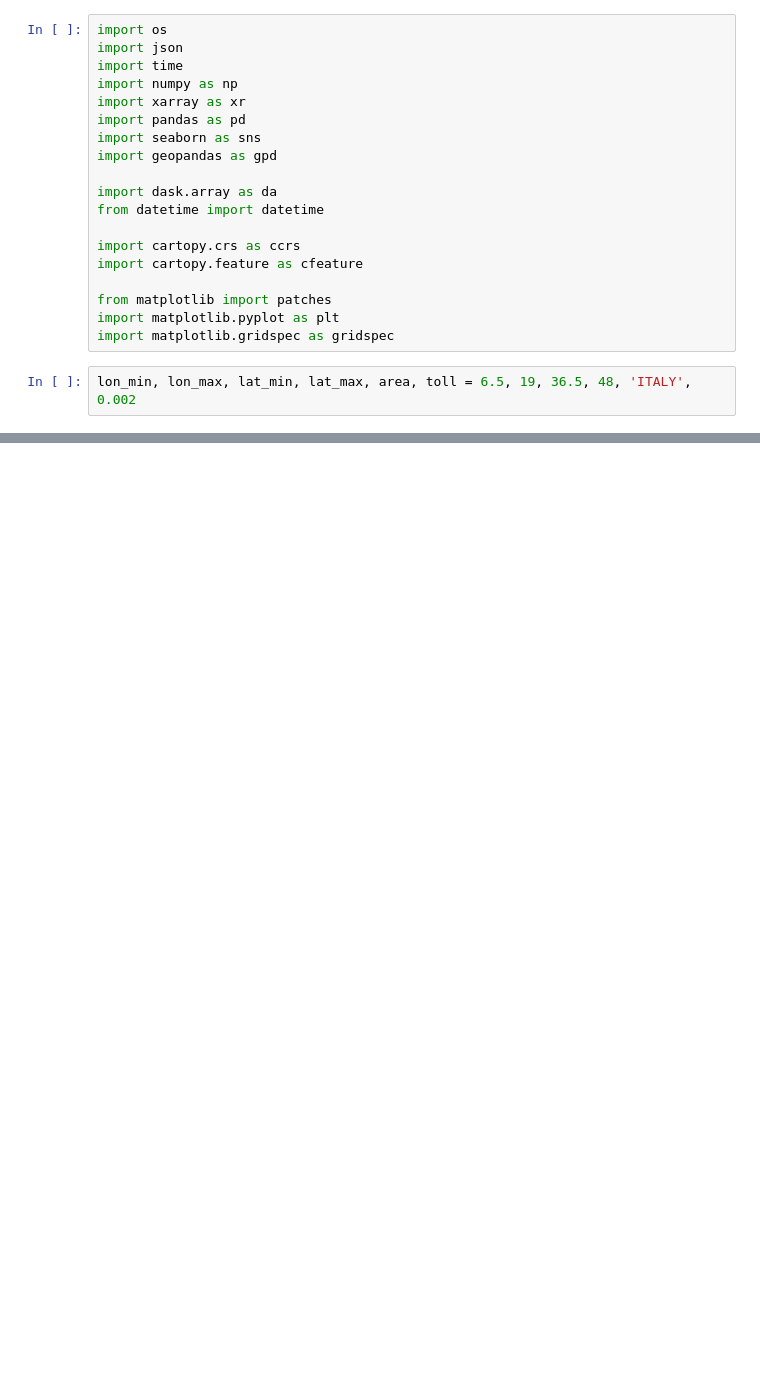
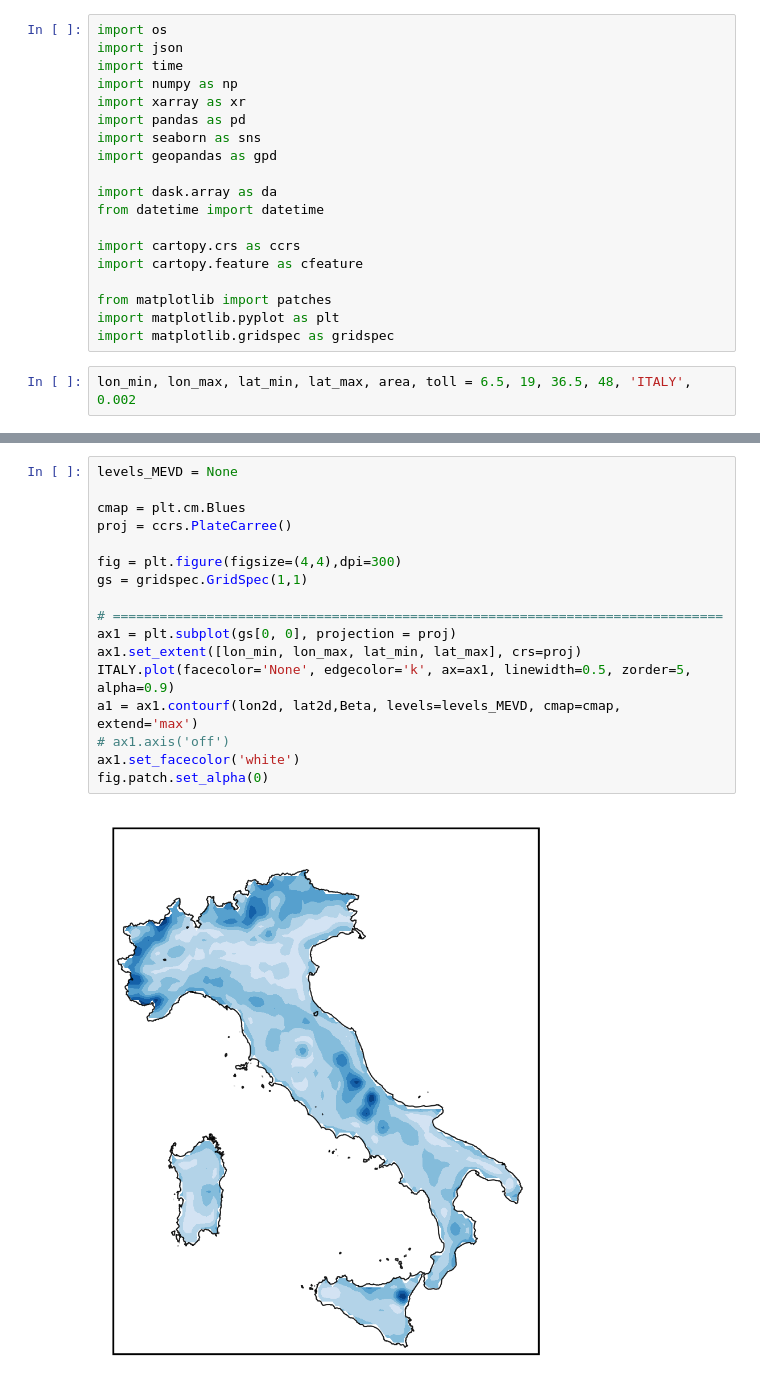
Before and after one commit to mhacarthur/downpy, a Jupyter notebook: media/media_downscaled.ipynb, the cells around one changed output, grey strips where cells are left out. Cells and saved outputs as stored; diff of their text form; blank space fills up the shorter version.

```diff
--- a/media/media_downscaled.ipynb
+++ b/media/media_downscaled.ipynb
@@ -62,0 +101,19 @@ Attributes:
+# %%
+levels_MEVD = None
+
+cmap = plt.cm.Blues
+proj = ccrs.PlateCarree()
+
+fig = plt.figure(figsize=(4,4),dpi=300)
+gs = gridspec.GridSpec(1,1)
+
+# ==============================================================================
+ax1 = plt.subplot(gs[0, 0], projection = proj)
+ax1.set_extent([lon_min, lon_max, lat_min, lat_max], crs=proj)
+ITALY.plot(facecolor='None', edgecolor='k', ax=ax1, linewidth=0.5, zorder=5, alpha=0.9)
+a1 = ax1.contourf(lon2d, lat2d,Beta, levels=levels_MEVD, cmap=cmap, extend='max')
+# ax1.axis('off')
+ax1.set_facecolor('white')
+fig.patch.set_alpha(0)
+# %% [output]
+[figure, added]
```
Also changed, not shown: parts of 17 cells of this notebook, 1 other file.
